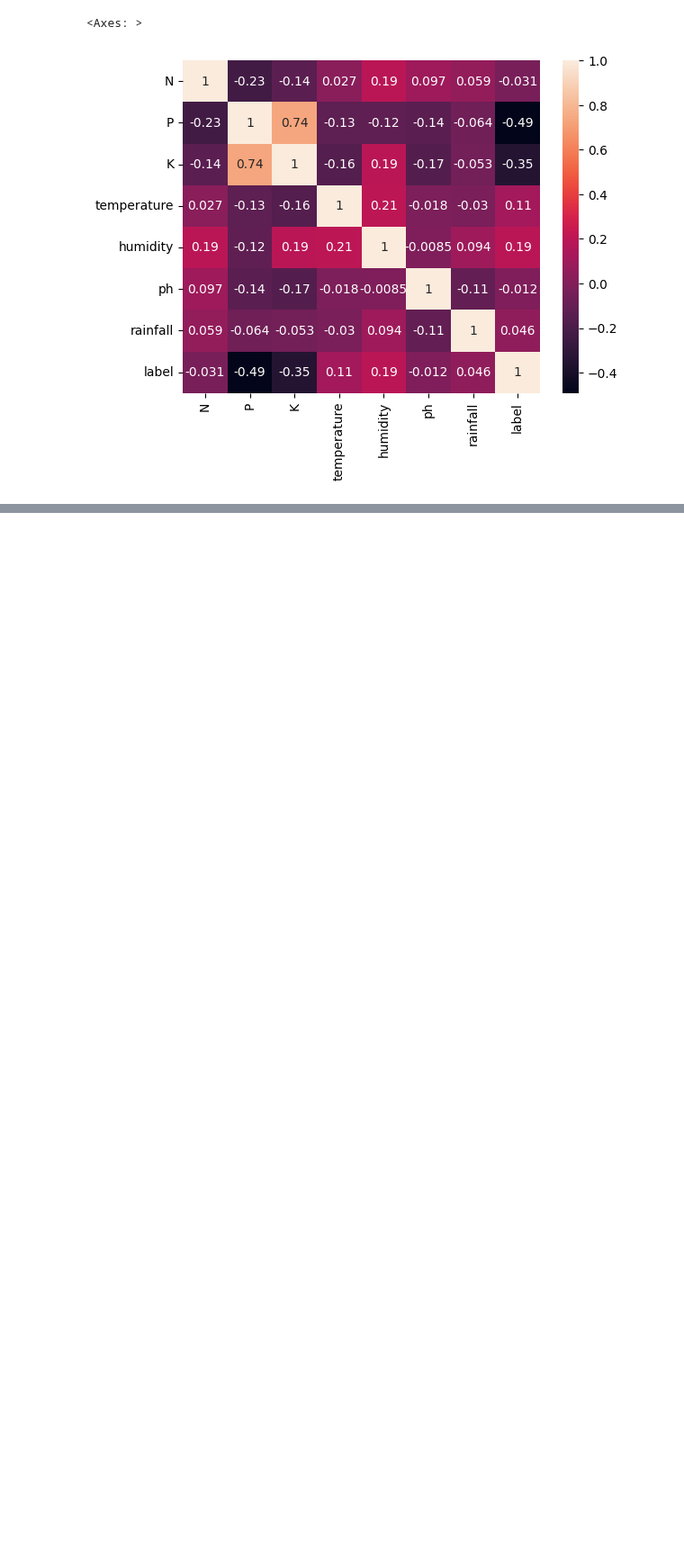
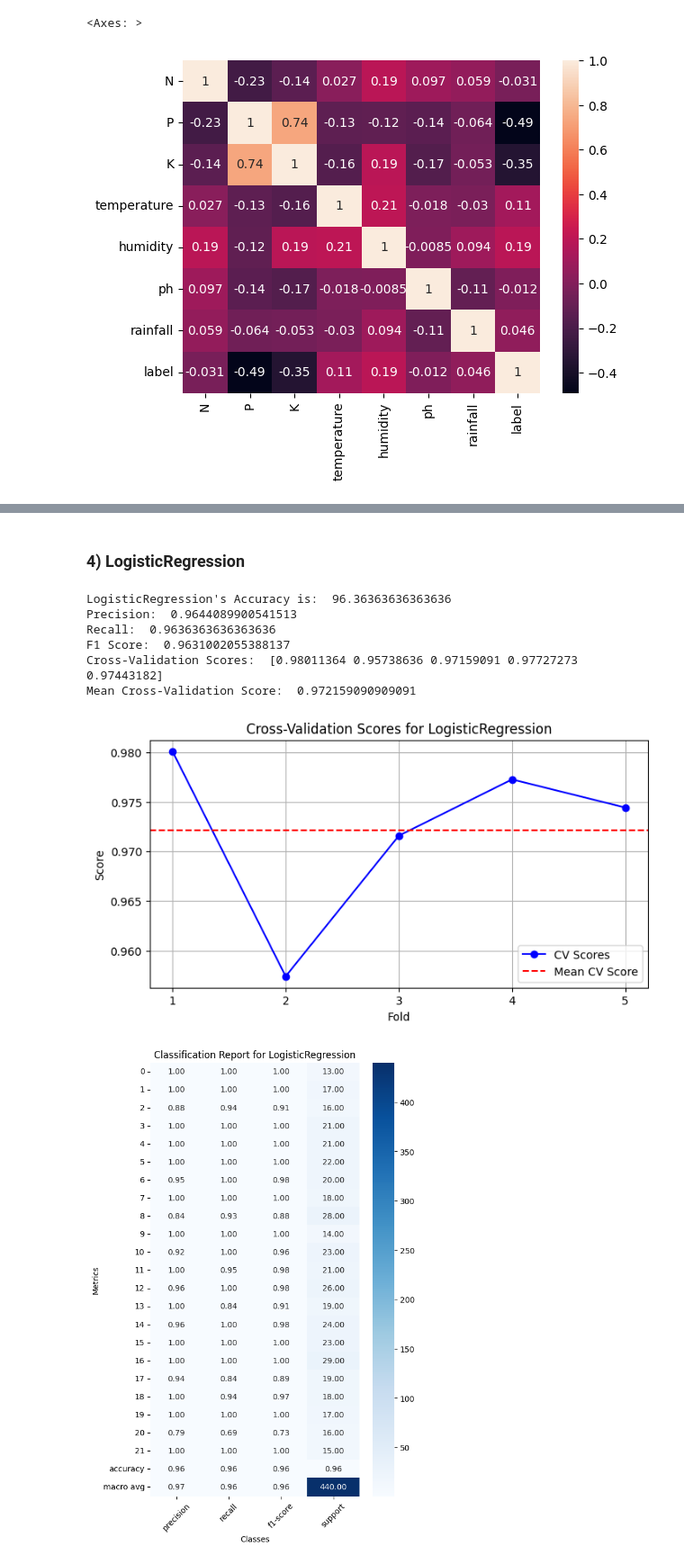
Before and after one commit to jaisharma687/Crop-Recommendation-System, a Jupyter notebook: notebook/model_prep.ipynb, the cells around one changed output, grey strips where cells are left out. Shown at 90% size. Saved outputs shown, nothing was run; the diff lists cells and outputs as text; code cells hidden in the pictures; blank space fills up the shorter version.

```diff
--- a/notebook/model_prep.ipynb
+++ b/notebook/model_prep.ipynb
@@ -859,0 +298,46 @@ SVM --> 10.681818181818182
+# %% [markdown]
+### 4) LogisticRegression
+# %%
+def LogisticRegressionAlgo(model_name='LogisticRegression'):
+    LogisticReg = LogisticRegression(random_state=2)
+    LogisticReg.fit(Xtrain, Ytrain)
+    predicted_values = LogisticReg.predict(Xtest)
+
+    acc = metrics.accuracy_score(Ytest, predicted_values)
+    precision = precision_score(Ytest, predicted_values, average='weighted')
+    recall = recall_score(Ytest, predicted_values, average='weighted')
+    f1 = f1_score(Ytest, predicted_values, average='weighted')
+    cv_scores = cross_val_score(LogisticReg, Xtrain, Ytrain, cv=5)
+
+    acc_list.append(acc * 100)
+    precision_list.append(precision)
+    recall_list.append(recall)
+    f1_list.append(f1)
+    model_list.append(model_name)
+    cross_val_score_list.append(cv_scores.mean())
+
+    print(f"{model_name}'s Accuracy is: ", acc * 100)
+    print("Precision: ", precision)
+    print("Recall: ", recall)
+    print("F1 Score: ", f1)
+    print("Cross-Validation Scores: ", cv_scores)
+    print("Mean Cross-Validation Score: ", cv_scores.mean())
+
+    plot_cv_scores(cv_scores, model_name)
+    report = classification_report(Ytest, predicted_values, output_dict=True)
+    plot_classification_report(report, model_name)
+
+    pkl_filename = model_name + '.pkl'
+    with open(pkl_filename, 'wb') as Model_pkl:
+        pickle.dump(LogisticReg, Model_pkl)
+# %%
+LogisticRegressionAlgo()
+# %% [output]
+LogisticRegression's Accuracy is:  96.36363636363636
+Precision:  0.9644089900541513
+Recall:  0.9636363636363636
+F1 Score:  0.9631002055388137
+Cross-Validation Scores:  [0.98011364 0.95738636 0.97159091 0.97727273 0.97443182]
+Mean Cross-Validation Score:  0.972159090909091
+[figure, added]
+[figure, added]
```
Also changed, not shown: parts of 119 cells of this notebook, 46 other files.
